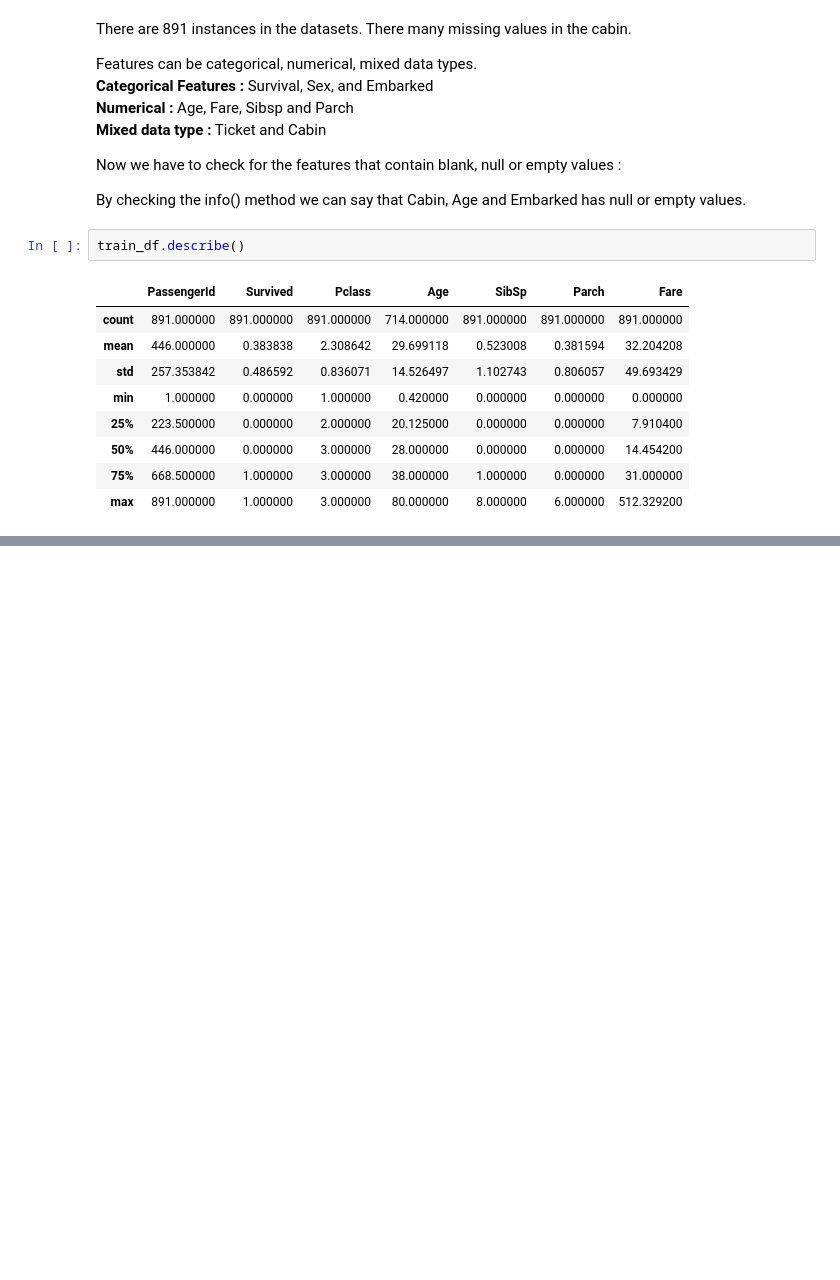
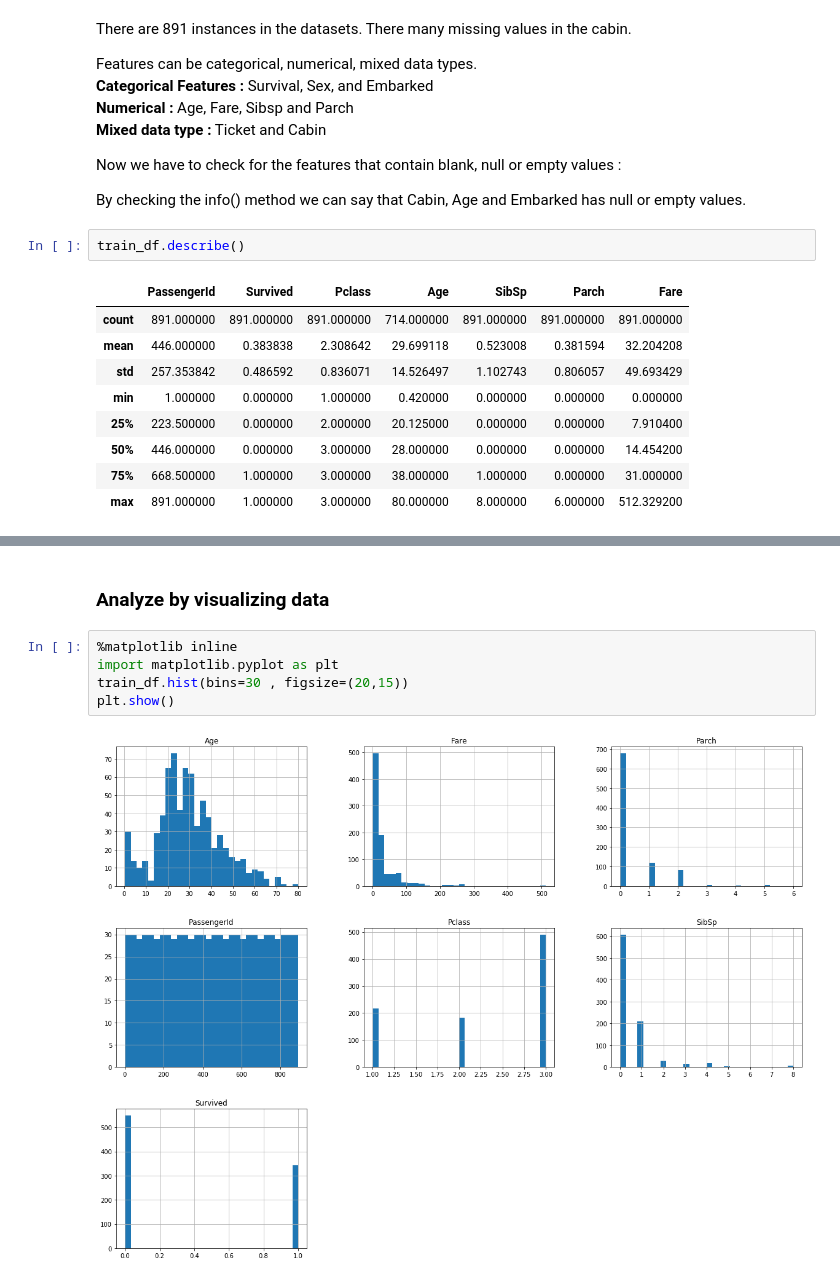
Before and after one commit to rohith28/Titanic_Kaggle, a Jupyter notebook: Titanic_Disaster_prediction.ipynb, the cells around one changed output, grey strips where cells are left out. Cells and saved outputs as stored; diff of their text form; blank space fills up the shorter version.

Commit message:
Data insights

```diff
--- a/Titanic_Disaster_prediction.ipynb
+++ b/Titanic_Disaster_prediction.ipynb
@@ -92,0 +185,9 @@ By using describe() method we can find the distribution
+# %% [markdown]
+### Analyze by visualizing data
+# %%
+%matplotlib inline
+import matplotlib.pyplot as plt
+train_df.hist(bins=30 , figsize=(20,15))
+plt.show()
+# %% [output]
+[figure, added]
```
Also changed, not shown: parts of 35 cells of this notebook.
